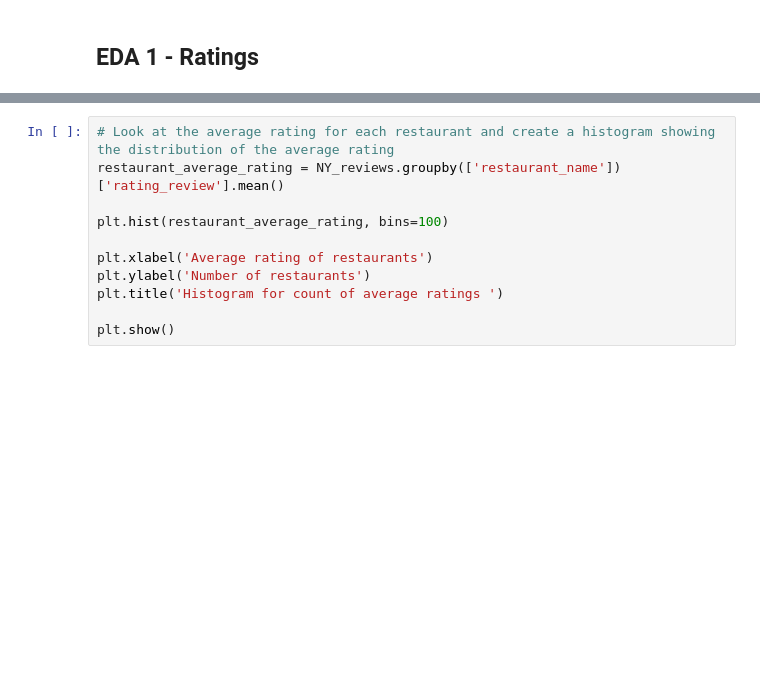
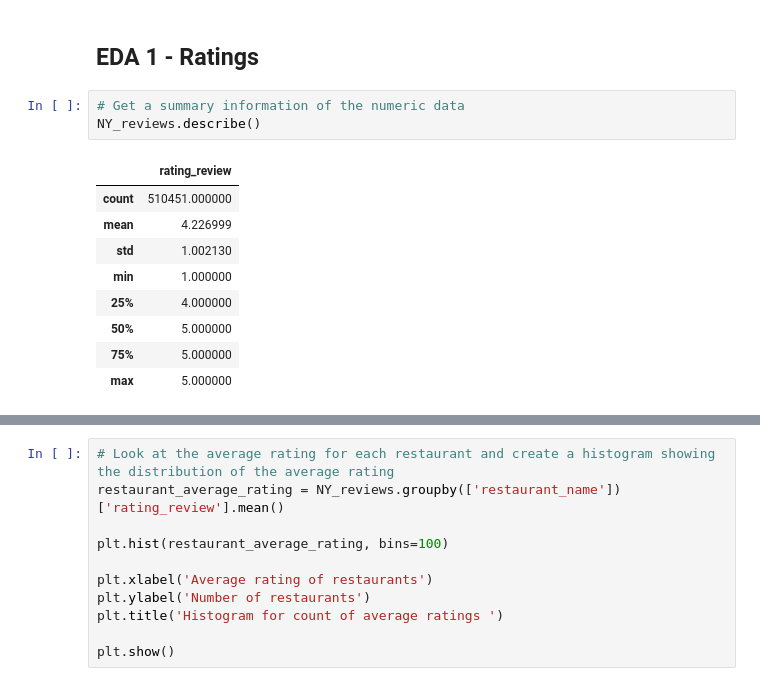
Before and after one commit to OxanaDrotieva/TripAdvisor_NLP, a Jupyter notebook: NY_reviews_EDA.ipynb, the cells around one changed output, grey strips where cells are left out. Cells and saved outputs as stored; diff of their text form; blank space fills up the shorter version.

```diff
--- a/NY_reviews_EDA.ipynb
+++ b/NY_reviews_EDA.ipynb
@@ -34,3 +35,16 @@ from collections import  Counter
 # Exploratory Data Analysis
 # %% [markdown]
 ## EDA 1 - Ratings
+# %%
+# Get a summary information of the numeric data
+NY_reviews.describe()
+# %% [output]
+|  | rating_review |
+| count | 510451.000000 |
+| mean | 4.226999 |
+| std | 1.002130 |
+| min | 1.000000 |
+| 25% | 4.000000 |
+| 50% | 5.000000 |
+| 75% | 5.000000 |
+| max | 5.000000 |
```
Also changed, not shown: parts of 7 cells of this notebook.
